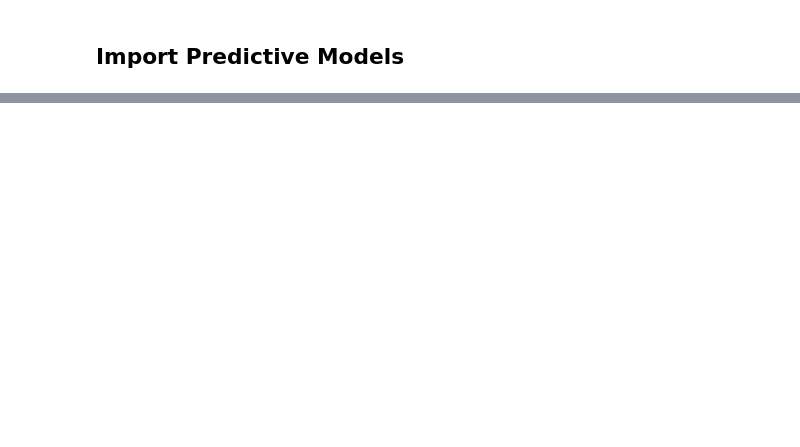
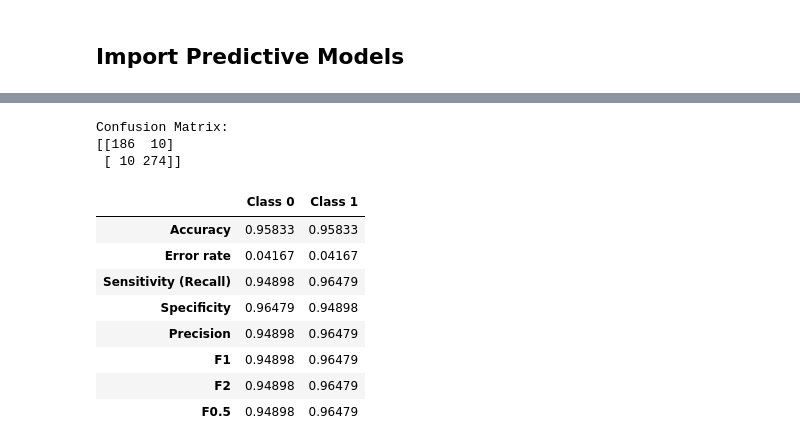
Before and after one commit to junclemente/ads505-FinalProject, a Jupyter notebook: 03. model_evaluation/evaluation.ipynb, the cells around one changed output, grey strips where cells are left out. Cells and saved outputs as stored; diff of their text form; code cells hidden in the pictures; blank space fills up the shorter version.

```diff
--- a/03. model_evaluation/evaluation.ipynb
+++ b/03. model_evaluation/evaluation.ipynb
@@ -111,0 +85,18 @@ display(y_train.shape[0])
+# %%
+dt_model.fit(X_train, y_train)
+dty_pred = dt_model.predict(X_val)
+cm = confusion_matrix(y_val, dty_pred)
+jm.mc_confusion(cm)
+# %% [output]
+Confusion Matrix:
+[[186  10]
+ [ 10 274]]
+|  | Class 0 | Class 1 |
+| Accuracy | 0.95833 | 0.95833 |
+| Error rate | 0.04167 | 0.04167 |
+| Sensitivity (Recall) | 0.94898 | 0.96479 |
+| Specificity | 0.96479 | 0.94898 |
+| Precision | 0.94898 | 0.96479 |
+| F1 | 0.94898 | 0.96479 |
+| F2 | 0.94898 | 0.96479 |
+| F0.5 | 0.94898 | 0.96479 |
```
Also changed, not shown: parts of 14 cells of this notebook.
